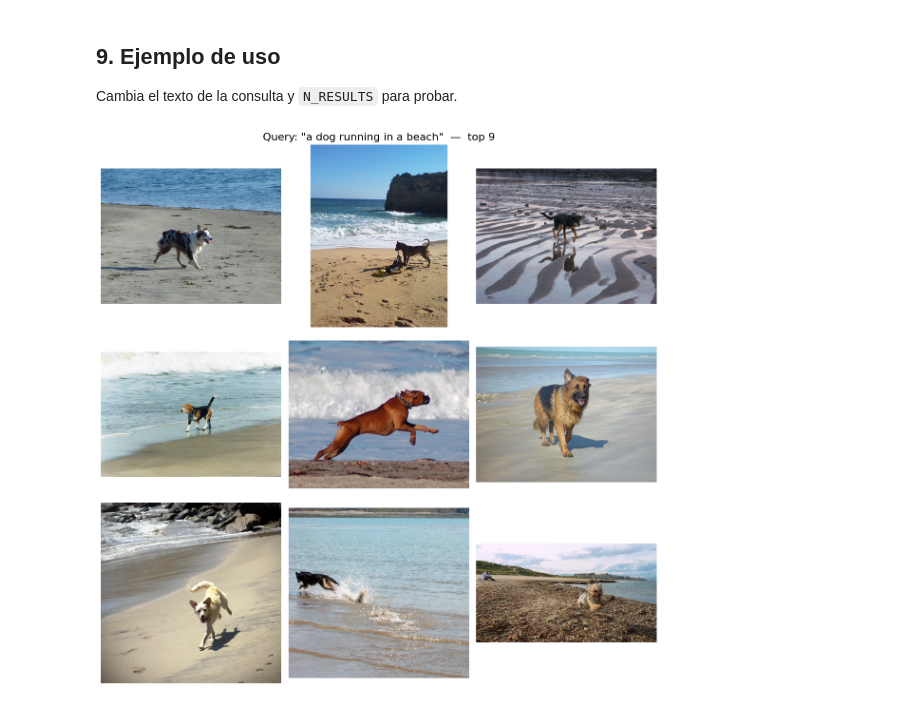
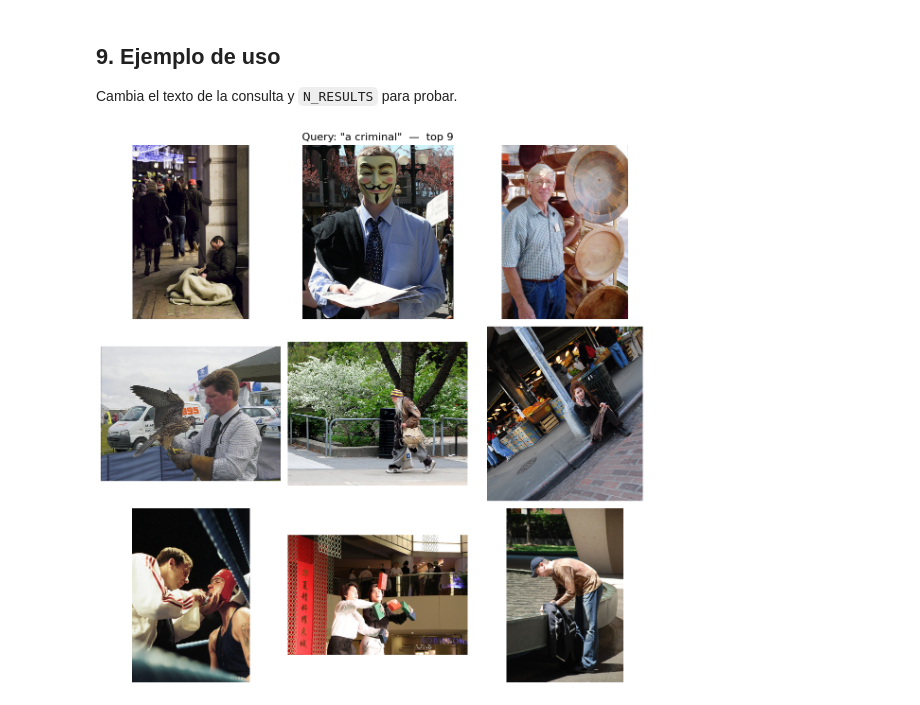
Before and after one commit to miguel-kjh/clip_implementation, a Jupyter notebook: notebooks/image_retrieval_demo.ipynb, the cells around one changed output. Cells and saved outputs as stored; diff of their text form; code cells hidden in the pictures.

```diff
--- a/notebooks/image_retrieval_demo.ipynb
+++ b/notebooks/image_retrieval_demo.ipynb
@@ -17,7 +17,7 @@ import os
 
 # Carpeta del experimento dentro de checkpoints/ (nombre o ruta completa).
 # Si es None, se usa el experimento cargable más reciente.
-EXPERIMENT_DIR = "resnet50_distilbert-base-uncased_imgmlp_txtmlp_bs32_ep4_flickr8k_20260710-095037"
+EXPERIMENT_DIR = "resnet50_answerdotai-ModernBERT-base_imgmlp_txtmlp_bs32_ep4_flickr8k_20260710-105500"
 
 # Raíz del proyecto (carpeta padre de notebooks/).
 PROJECT_ROOT = os.path.abspath(os.path.join(os.getcwd(), ".."))
@@ -204,6 +218,6 @@ def show_results(query, n=N_RESULTS):
 
 Cambia el texto de la consulta y `N_RESULTS` para probar.
 # %%
-show_results("a dog running in a beach", n=N_RESULTS)
+show_results("a criminal", n=N_RESULTS)
 # %% [output]
-[figure, old version]
+[figure, new version]
```
Also changed, not shown: parts of 2 cells of this notebook, 1 other file.
